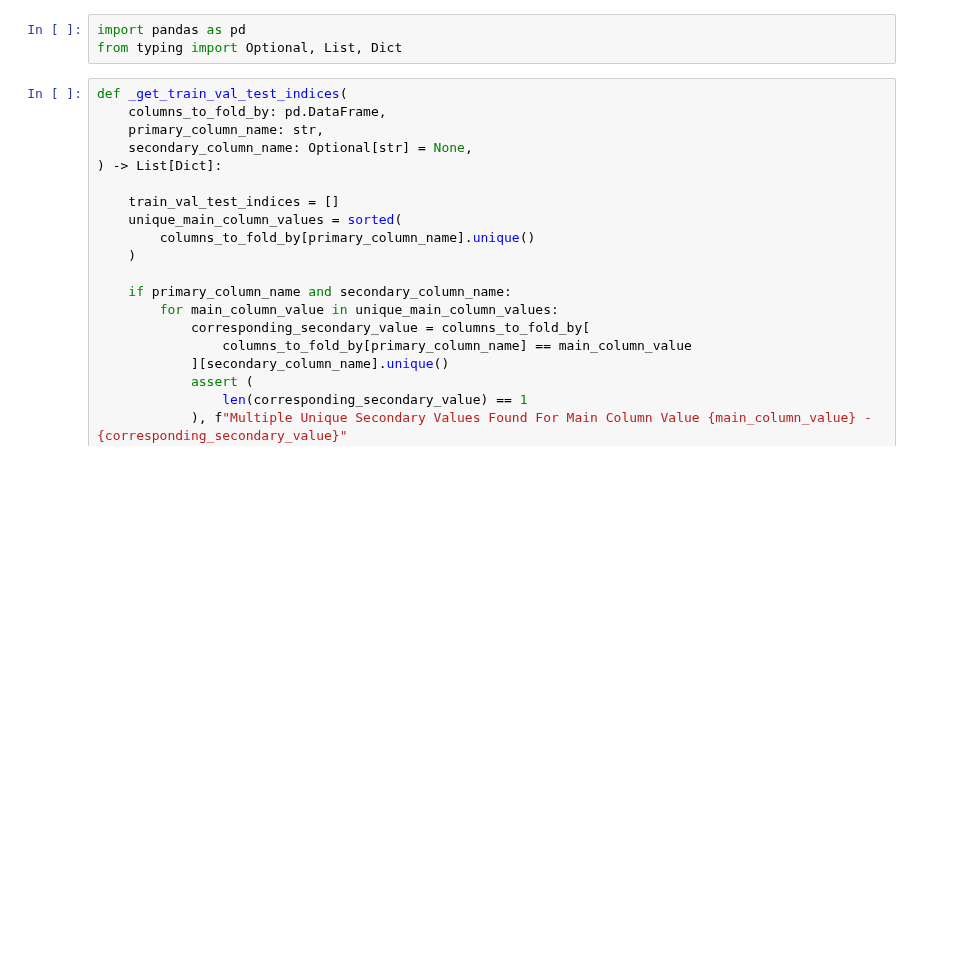
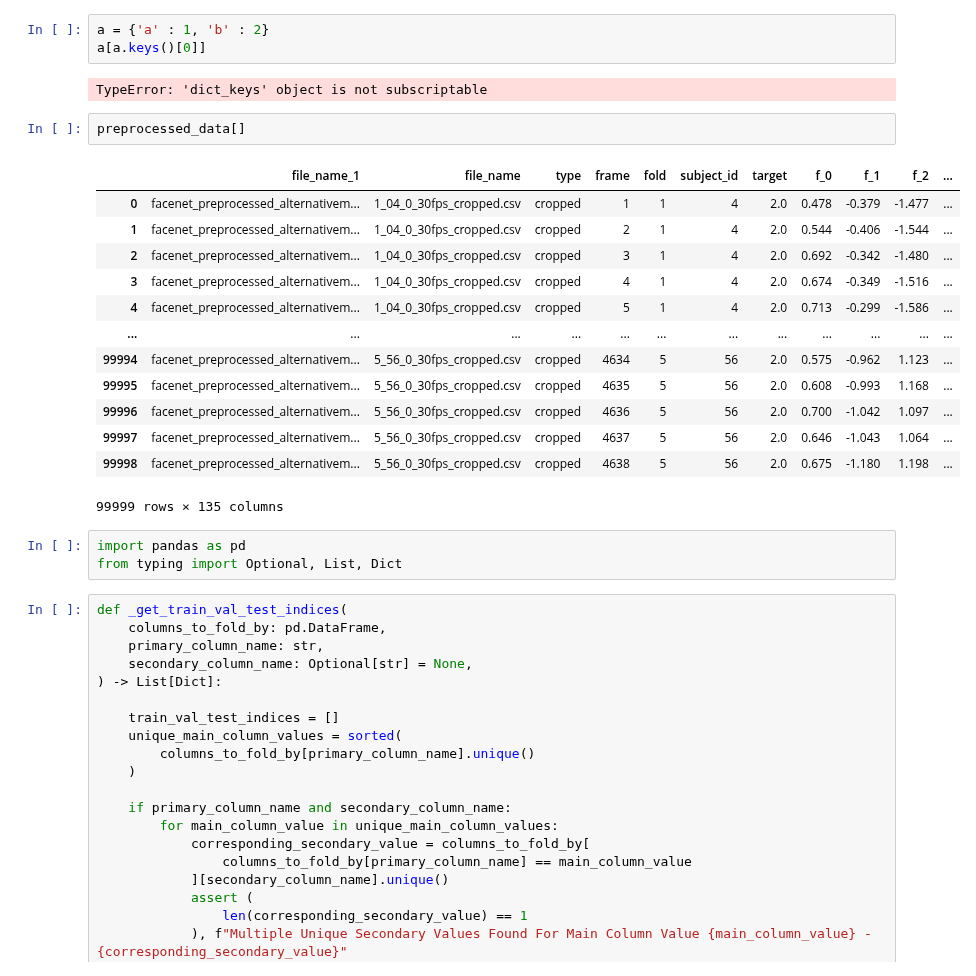
Before and after one commit to Roobahist/fatigue-detection, a Jupyter notebook: experiments/e7/temp.ipynb, the cells around one changed output. Drawn from its saved outputs; the diff is of its cells as text; blank space fills up the shorter version.

```diff
--- a/experiments/e7/temp.ipynb
+++ b/experiments/e7/temp.ipynb
@@ -17,3 +70,24 @@ preprocessed_data = load_data(
+# %%
+a = {'a' : 1, 'b' : 2}
+a[a.keys()[0]]
+# %% [output]
+TypeError: 'dict_keys' object is not subscriptable
+# %%
+preprocessed_data[]
+# %% [output]
+|  | file_name_1 | file_name | type | frame | fold | subject_id | target | f_0 | f_1 | f_2 | ... |
+| 0 | facenet_preprocessed_alternativem... | 1_04_0_30fps_cropped.csv | cropped | 1 | 1 | 4 | 2.0 | 0.478 | -0.379 | -1.477 | ... |
+| 1 | facenet_preprocessed_alternativem... | 1_04_0_30fps_cropped.csv | cropped | 2 | 1 | 4 | 2.0 | 0.544 | -0.406 | -1.544 | ... |
+| 2 | facenet_preprocessed_alternativem... | 1_04_0_30fps_cropped.csv | cropped | 3 | 1 | 4 | 2.0 | 0.692 | -0.342 | -1.480 | ... |
+| 3 | facenet_preprocessed_alternativem... | 1_04_0_30fps_cropped.csv | cropped | 4 | 1 | 4 | 2.0 | 0.674 | -0.349 | -1.516 | ... |
+| 4 | facenet_preprocessed_alternativem... | 1_04_0_30fps_cropped.csv | cropped | 5 | 1 | 4 | 2.0 | 0.713 | -0.299 | -1.586 | ... |
+| ... | ... | ... | ... | ... | ... | ... | ... | ... | ... | ... | ... |
+| 99994 | facenet_preprocessed_alternativem... | 5_56_0_30fps_cropped.csv | cropped | 4634 | 5 | 56 | 2.0 | 0.575 | -0.962 | 1.123 | ... |
+| 99995 | facenet_preprocessed_alternativem... | 5_56_0_30fps_cropped.csv | cropped | 4635 | 5 | 56 | 2.0 | 0.608 | -0.993 | 1.168 | ... |
+| 99996 | facenet_preprocessed_alternativem... | 5_56_0_30fps_cropped.csv | cropped | 4636 | 5 | 56 | 2.0 | 0.700 | -1.042 | 1.097 | ... |
+| 99997 | facenet_preprocessed_alternativem... | 5_56_0_30fps_cropped.csv | cropped | 4637 | 5 | 56 | 2.0 | 0.646 | -1.043 | 1.064 | ... |
+| 99998 | facenet_preprocessed_alternativem... | 5_56_0_30fps_cropped.csv | cropped | 4638 | 5 | 56 | 2.0 | 0.675 | -1.180 | 1.198 | ... |
+99999 rows × 135 columns
 # %%
 import pandas as pd
 from typing import Optional, List, Dict
```
Also changed, not shown: parts of 10 cells of this notebook.
